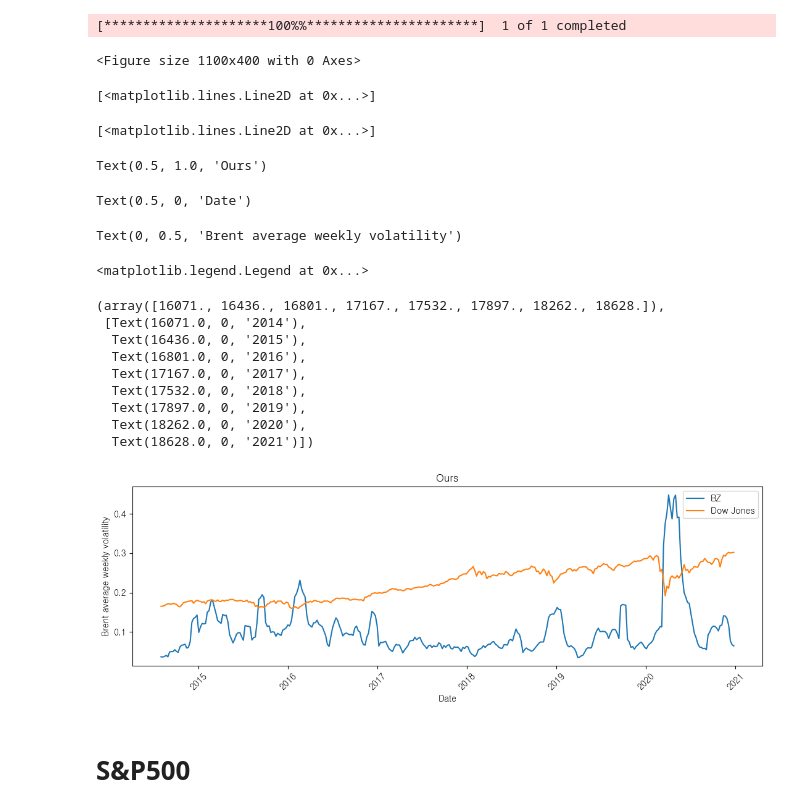
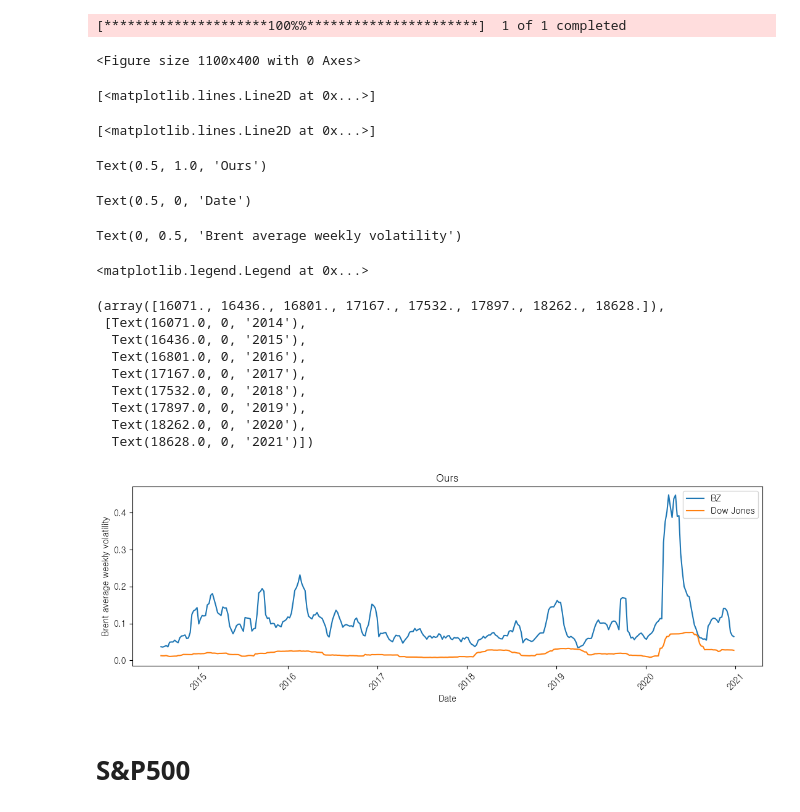
Before and after one commit to kimjuhwan1234/Volatility_Forecasting, a Jupyter notebook: preprocessing.ipynb, the cells around one changed output. Drawn from its saved outputs; the diff is of its cells as text; code cells hidden in the pictures.

```diff
--- a/preprocessing.ipynb
+++ b/preprocessing.ipynb
@@ -161,42 +161,48 @@ DJ = pd.read_csv('Database/price_data/Dow_Jones.csv')
 # %% [output]
 [*********************100%%**********************]  1 of 1 completed
 # %%
-DJ_idx = DJ_idx['Adj Close'].loc['2007-04-03':].resample('W-FRI').last()
+DJ_idx = DJ_idx['Adj Close'].loc['2007-04-03':]
+
 DJ.index = DJ['date']
 DJ.index = pd.to_datetime(DJ.index)
-DJ = DJ['dji'].resample('W-FRI').last()
+DJ = DJ['dji']
 DJ = pd.concat([DJ_idx, DJ], axis=0)
 DJ.sort_index(inplace=True)
 DJ.name = 'Dow Jones'
+
+DJ = DJ.resample('W-FRI').last()
+
+# DJ=DJ.pct_change().apply(lambda x: np.log(1 + x)).dropna()
+# DJ=DJ.rolling(20).std().resample('W-FRI').last()
 # %%
 plt.figure(figsize=(11, 4))
 plt.plot(BZ_vol.loc['2014-08-01':'2020-12-31'], label='BZ')
-plt.plot(DJ.loc['2014-08-01':'2020-12-31'] / 100000, label='Dow Jones')
+plt.plot(DJ.loc['2014-08-01':'2020-12-31'], label='Dow Jones')
 plt.title('Ours')
 plt.xlabel('Date')
 plt.ylabel('Brent average weekly volatility')
 plt.legend()
 plt.xticks(rotation=45)
 plt.tight_layout()
 plt.show()
 # %% [output]
 <Figure size 1100x400 with 0 Axes>
 [<matplotlib.lines.Line2D at 0x...>]
 [<matplotlib.lines.Line2D at 0x...>]
 Text(0.5, 1.0, 'Ours')
 Text(0.5, 0, 'Date')
 Text(0, 0.5, 'Brent average weekly volatility')
 <matplotlib.legend.Legend at 0x...>
 (array([16071., 16436., 16801., 17167., 17532., 17897., 18262., 18628.]),
  [Text(16071.0, 0, '2014'),
   Text(16436.0, 0, '2015'),
   Text(16801.0, 0, '2016'),
   Text(17167.0, 0, '2017'),
   Text(17532.0, 0, '2018'),
   Text(17897.0, 0, '2019'),
   Text(18262.0, 0, '2020'),
   Text(18628.0, 0, '2021')])
-[figure, old version]
+[figure, new version]
 # %% [markdown]
 # S&P500
 # %%
```
Also changed, not shown: parts of 21 cells of this notebook, 42 other files.
